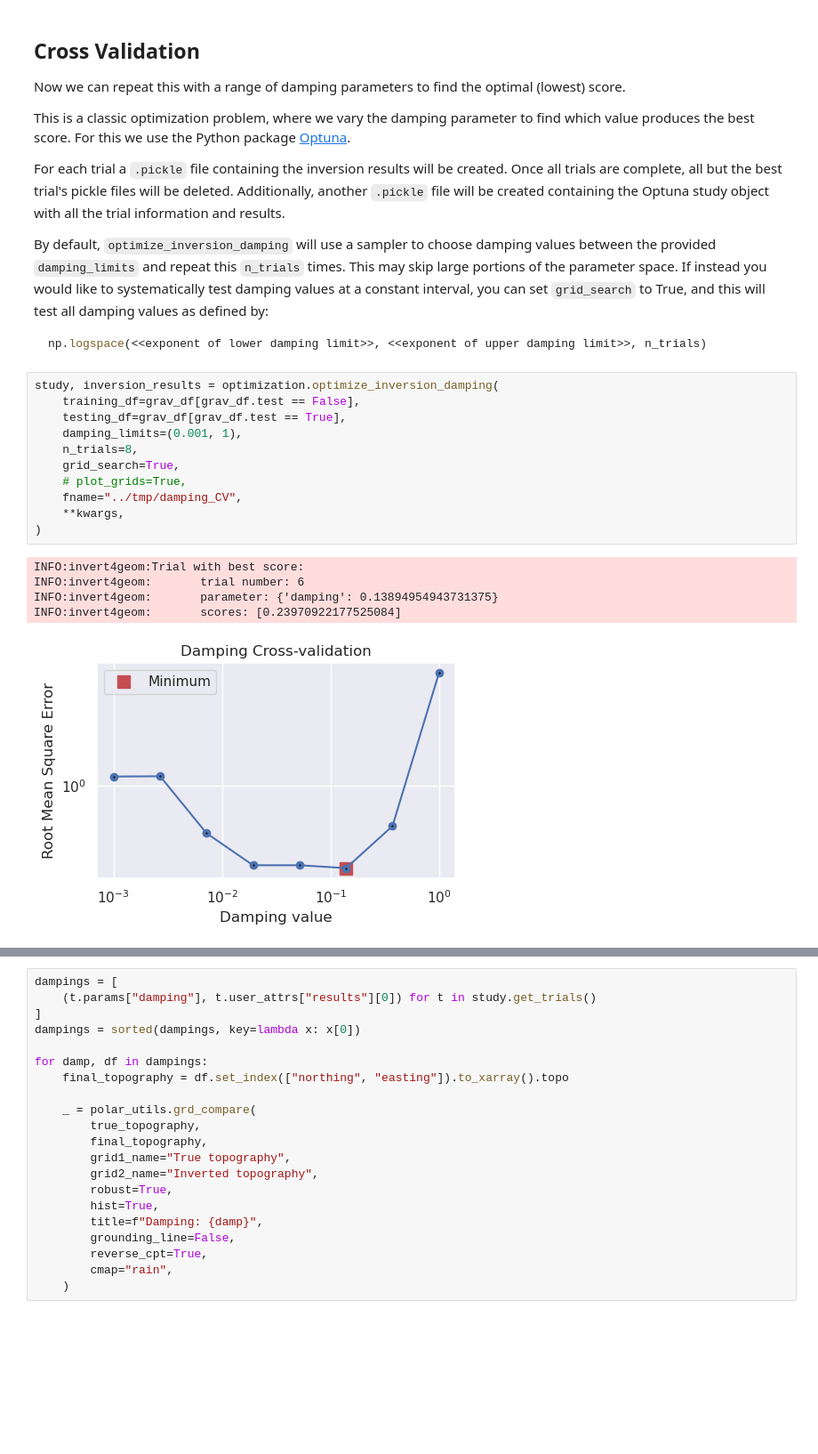
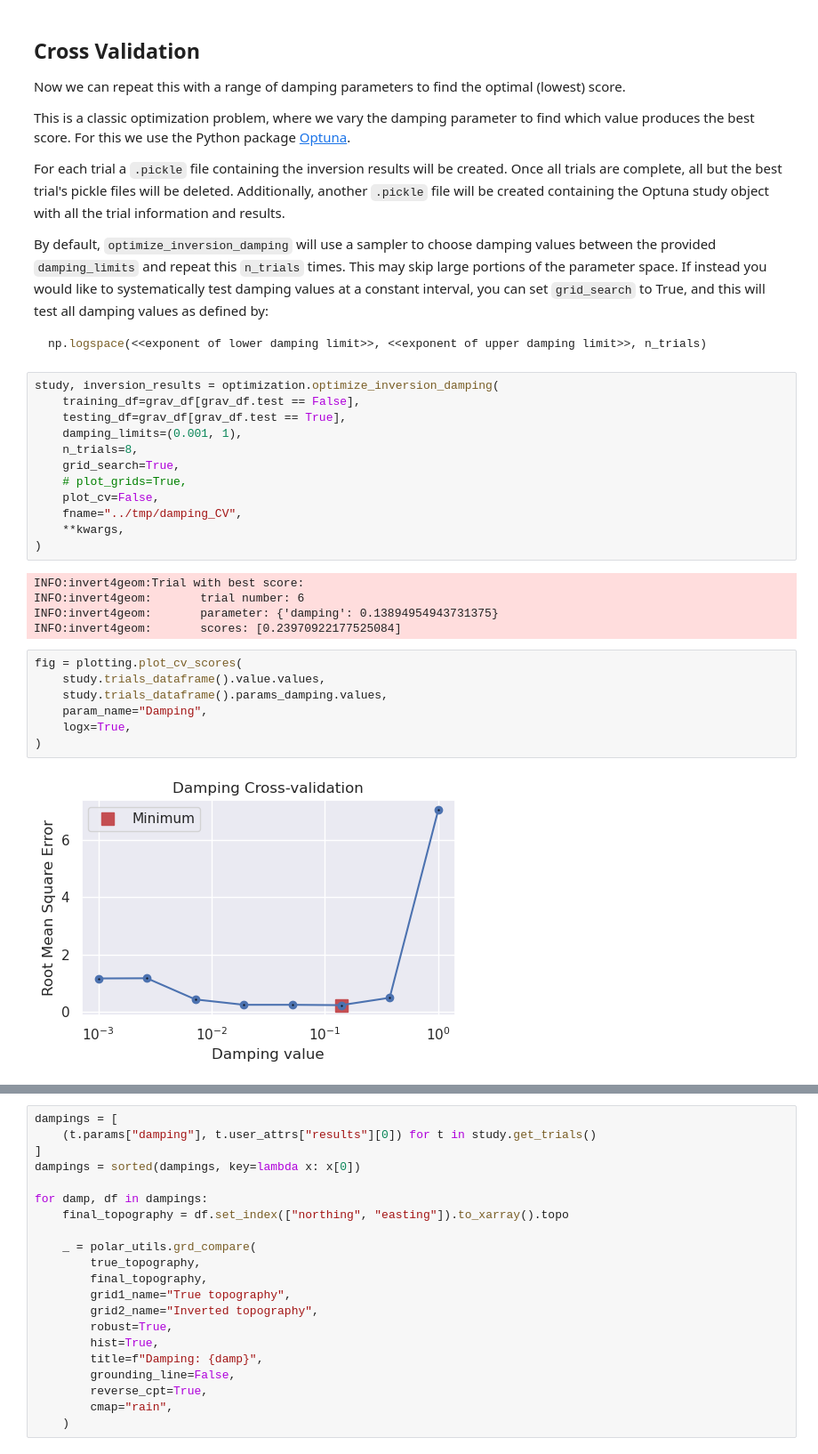
Before and after one commit to mdtanker/invert4geom, a Jupyter notebook: docs/tutorial/04_damping_cross_validation.ipynb, the cells around one changed output, grey strips where cells are left out. Shown at 89% size. Saved outputs shown, nothing was run; the diff lists cells and outputs as text; blank space fills up the shorter version.

```diff
--- a/docs/tutorial/04_damping_cross_validation.ipynb
+++ b/docs/tutorial/04_damping_cross_validation.ipynb
@@ -160,6 +160,7 @@ study, inversion_results = optimization.optimize_inversion_damping(
     n_trials=8,
     grid_search=True,
     # plot_grids=True,
+    plot_cv=False,
     fname="../tmp/damping_CV",
     **kwargs,
 )
@@ -168,7 +169,15 @@ INFO:invert4geom:Trial with best score:
 INFO:invert4geom:       trial number: 6
 INFO:invert4geom:       parameter: {'damping': 0.13894954943731375}
 INFO:invert4geom:       scores: [0.23970922177525084]
-[figure, removed]
+# %%
+fig = plotting.plot_cv_scores(
+    study.trials_dataframe().value.values,
+    study.trials_dataframe().params_damping.values,
+    param_name="Damping",
+    logx=True,
+)
+# %% [output]
+[figure, added]
 # %%
 study.trials_dataframe().drop(columns=["user_attrs_results"])
 # %% [output]
```
Also changed, not shown: parts of 1 cell of this notebook, 3 other files.
